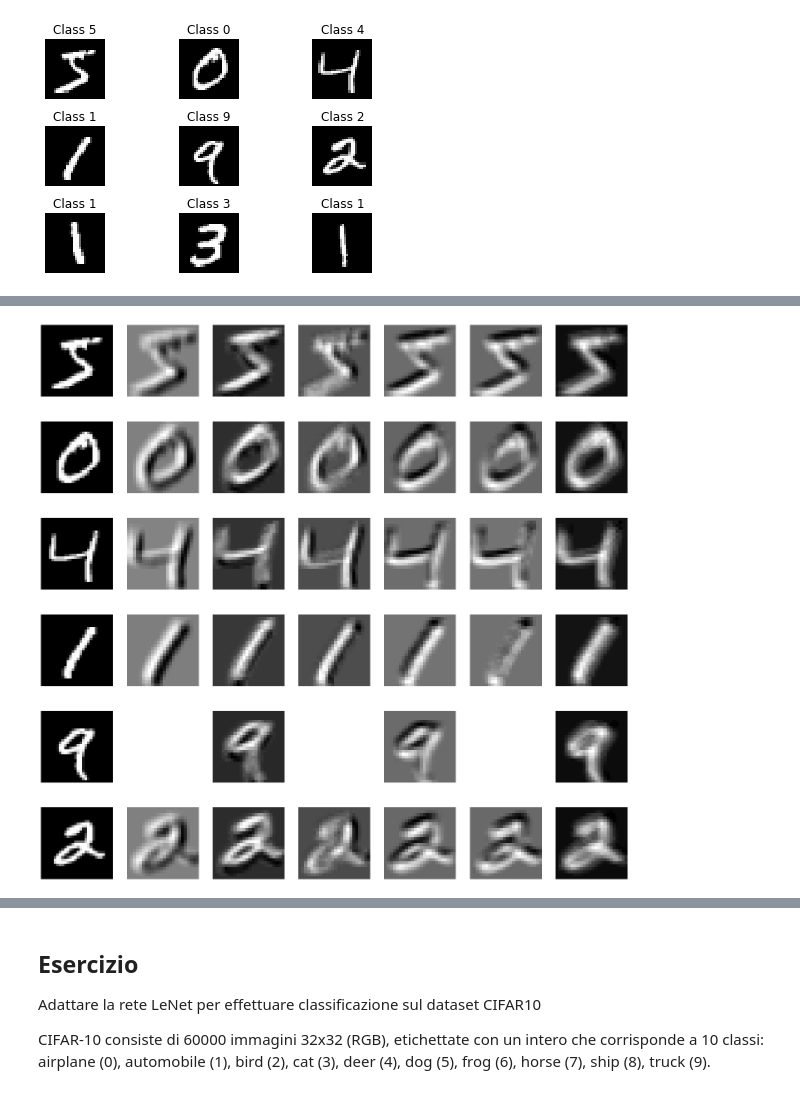
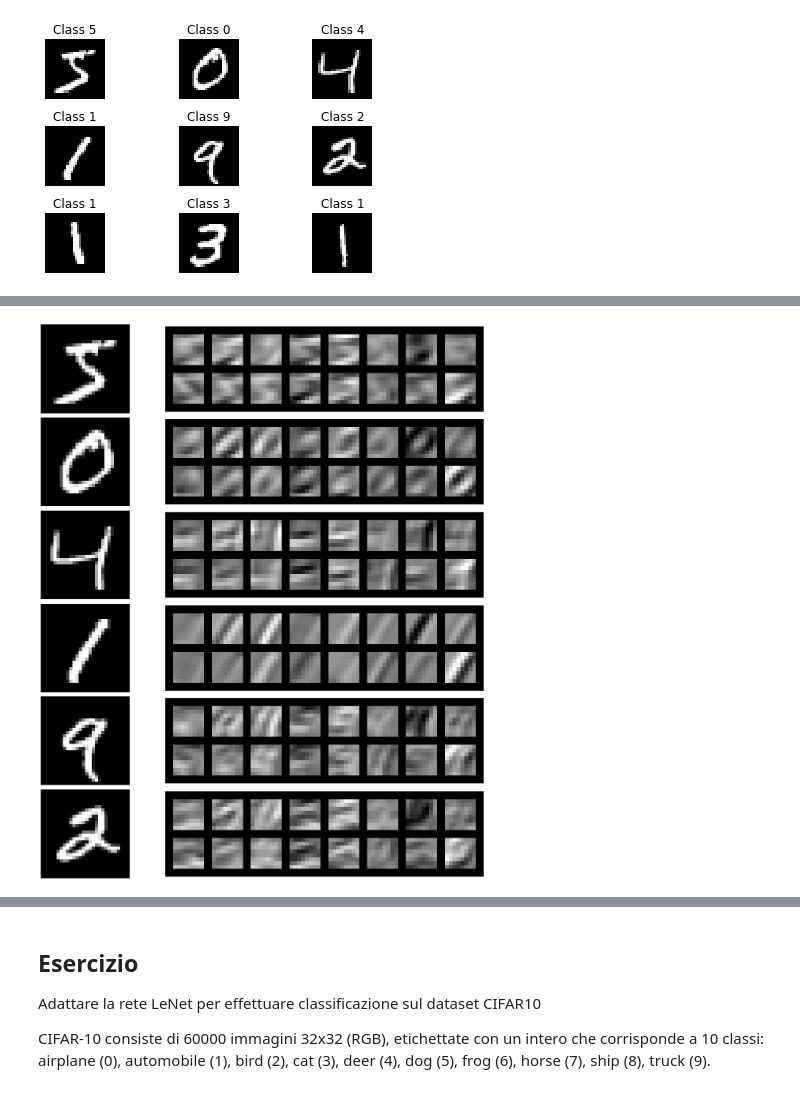
Before and after one commit to gmanco/cv_notebooks, a Jupyter notebook: 6.Neural_networks.ipynb, the cells around one changed output, grey strips where cells are left out. Saved outputs shown, nothing was run; the diff lists cells and outputs as text; code cells hidden in the pictures.

```diff
--- a/6.Neural_networks.ipynb
+++ b/6.Neural_networks.ipynb
@@ -482,0 +483,22 @@ torch.Size([1, 6, 24, 24])
+# %%
+from torchvision.utils import make_grid
+
+plt.figure(figsize=(20,20))
+
+n = 6
+k = 1
+
+for i in range(n):
+    plt.subplot(n,2,k)
+    k = k+1
+    plt.tight_layout()
+    image, label = train_dataset[i]
+    plt.imshow(image[0],cmap='gray', interpolation='none')
+    plt.axis('off')
+    features = extractor_1(image).permute(1,0,2,3)
+    img = make_grid(features,padding=5,normalize=True).permute(1,2,0).detach().numpy()
+    plt.subplot(n,2,k)
+    k = k + 1
+    plt.tight_layout()
+    plt.imshow(img,cmap='gray', interpolation='none')
+    plt.axis('off')
@@ -483,24 +507,23 @@ torch.Size([1, 6, 24, 24])
 # %%
+
 plt.figure(figsize=(20,20))
 
 n = 6
+k = 1
 
-k = 1
 for i in range(n):
-    plt.subplot(n,7,k)
-    k = k + 1
+    plt.subplot(n,2,k)
+    k = k+1
     plt.tight_layout()
     image, label = train_dataset[i]
     plt.imshow(image[0],cmap='gray', interpolation='none')
     plt.axis('off')
-    features = extractor_1(image).squeeze(0).detach().numpy()
-    for j in range(6):
-        plt.subplot(n,7,k)
-        k = k + 1
-        plt.tight_layout()
-        plt.imshow(features[j],cmap='gray', interpolation='none')
-        plt.axis('off')
-
-plt.show()
+    features = extractor_2(image).permute(1,0,2,3)
+    img = make_grid(features,normalize=True).permute(1,2,0).detach().numpy()
+    plt.subplot(n,2,k)
+    k = k + 1
+    plt.tight_layout()
+    plt.imshow(img,cmap='gray', interpolation='none')
+    plt.axis('off')
 # %% [output]
-[figure, old version]
+[figure, new version]
```
Also changed, not shown: parts of 15 cells of this notebook, 1 other file.
